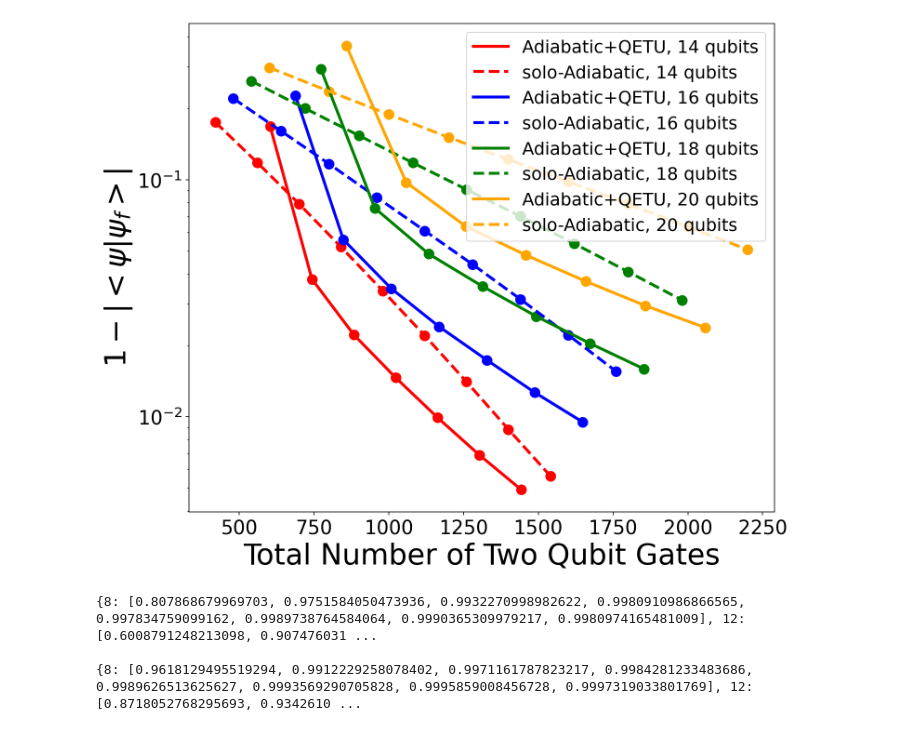
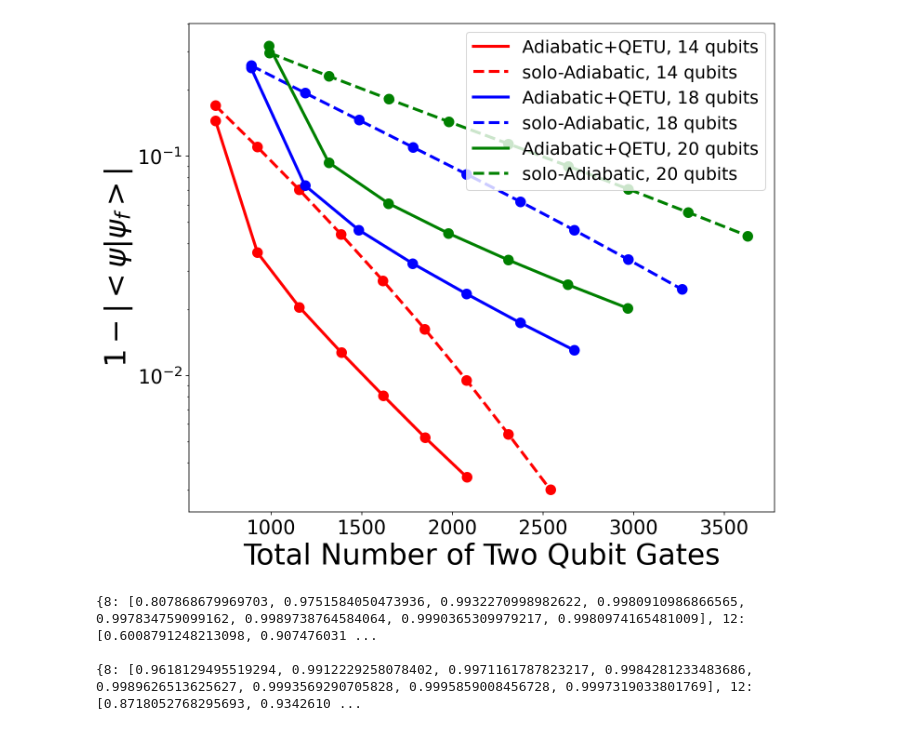
Before and after one commit to erenaykrcn/AQC-F, a Jupyter notebook: examples/Heisenberg_1D/Heisenberg_1D.ipynb, the cells around one changed output. Cells and saved outputs as stored; diff of their text form; code cells hidden in the pictures.

Commit message:
4th order coeffs

```diff
--- a/examples/Heisenberg_1D/Heisenberg_1D.ipynb
+++ b/examples/Heisenberg_1D/Heisenberg_1D.ipynb
@@ -196,17 +196,16 @@ def trotter(tau, L, J, h, lamb):
     perms1 = [i for i in range(L)]
     perms2 = [i for i in range(1, L)]+[0]
     perm_set = [perms1, perms2]
-    perms = perm_set
 
-    indices = [0 , 1, 0, 1, 0]
-    coeffs = [.25, .5, .5, .5, .25]
+    #indices = [0  ,   1,  0,  1,   0]
+    #coeffs  = [.25,  .5, .5, .5, .25]
+    indices = oc.SplittingMethod.suzuki(2, 2).indices
+    coeffs = oc.SplittingMethod.suzuki(2, 2).coeffs
 
     hloc = construct_heisenberg_local_term(J, h, 1)
 
-    # unitaries used as starting point for optimization
     Vlist_start = []
     perms = []
-
     for i, c in zip(indices, coeffs):
         Vlist_start.append(
             scipy.linalg.expm(-1j*c*tau*hloc *\
@@ -270,7 +280,7 @@ Ts = {8: range(2, 10, 2), 12: range(2, 25, 4), 14: range(1, 8, 1), 16: range(1,
 Ts_A = {8: range(4, 15, 2), 12: range(4, 30, 4), 14: range(3, 12, 1), 16: range(3, 12, 1), 18: range(3, 12, 1), 20: range(3, 12, 1)}
 
 
-for L in [14, 16, 18, 20]:
+for L in [14, 18, 20]:
     cxs[L] = []
     fids[L] = []
     cxs_A[L] = []
@@ -394,30 +410,30 @@ cxs_A  3630
 # %%
 plt.subplots_adjust(left=0.2, bottom=0.1, right=0.9, top=0.8, wspace=0.5, hspace=0.2)
 plt.rcParams["figure.figsize"] = (12, 10)
 import matplotlib as mpl
 mpl.rcParams['figure.dpi'] = 150
 
 colors = ['red', 'blue', 'green', 'orange']
 
 l = 0
-for L in [14, 16, 18, 20]:
+for L in [14, 18, 20]:
     plt.plot(cxs[L], [1-fid for fid in fids[L]], label=f'Adiabatic+QETU, {L} qubits', color=colors[l],linewidth=3.0)
     plt.scatter(cxs[L], [1-fid for fid in fids[L]], color=colors[l], s=100)
 
     plt.plot(cxs_A[L], [1-fid for fid in fids_A[L]], label=f'solo-Adiabatic, {L} qubits', ls='--', color=colors[l],linewidth=3.0)
     plt.scatter(cxs_A[L], [1-fid for fid in fids_A[L]], color=colors[l], s=100)
     l += 1
 plt.yscale('log')
 plt.xticks(fontsize=20)
 plt.yticks(fontsize=20)
 plt.xlabel('Total Number of Two Qubit Gates', size=30)
 plt.ylabel(r'$1-|<\psi|\psi_f>|$', size=30)
 plt.legend(prop={'size': 18})
 
 plt.savefig('./figs/Heis_2D_lattices_infid.png')
 plt.savefig('./figs/Heis_2D_lattices_infid.pdf')
 # %% [output]
-[figure, old version]
+[figure, new version]
 # %%
 print(fids, cxs, '\n')
 print(fids_A, cxs_A)
```
Also changed, not shown: parts of 2 cells of this notebook, 4 other files.
